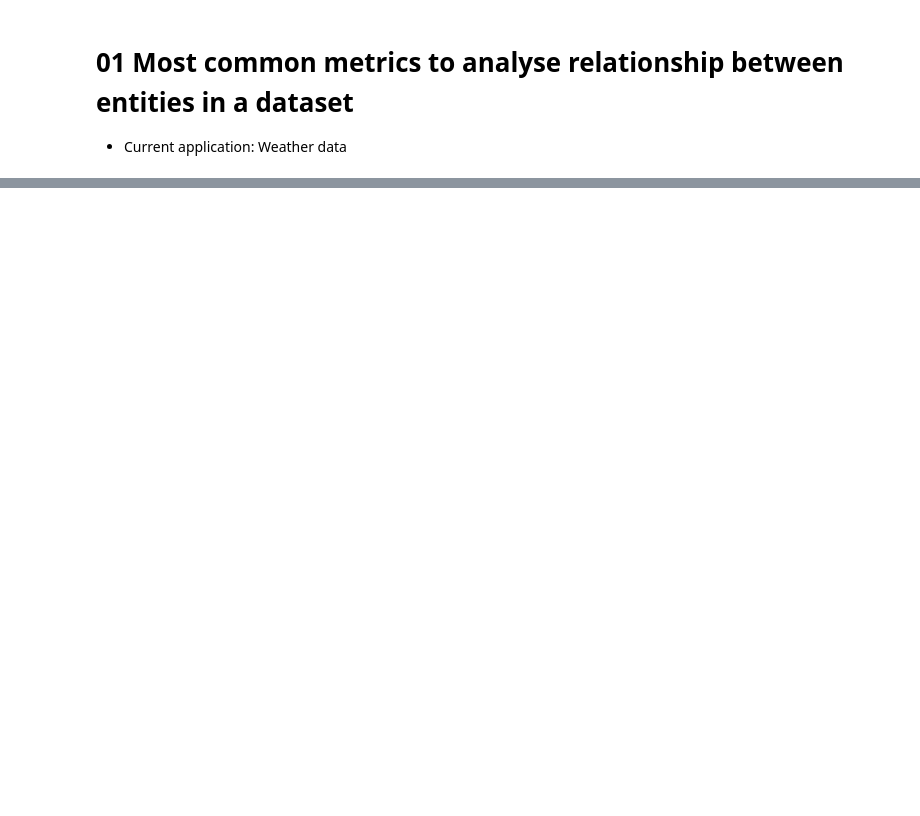
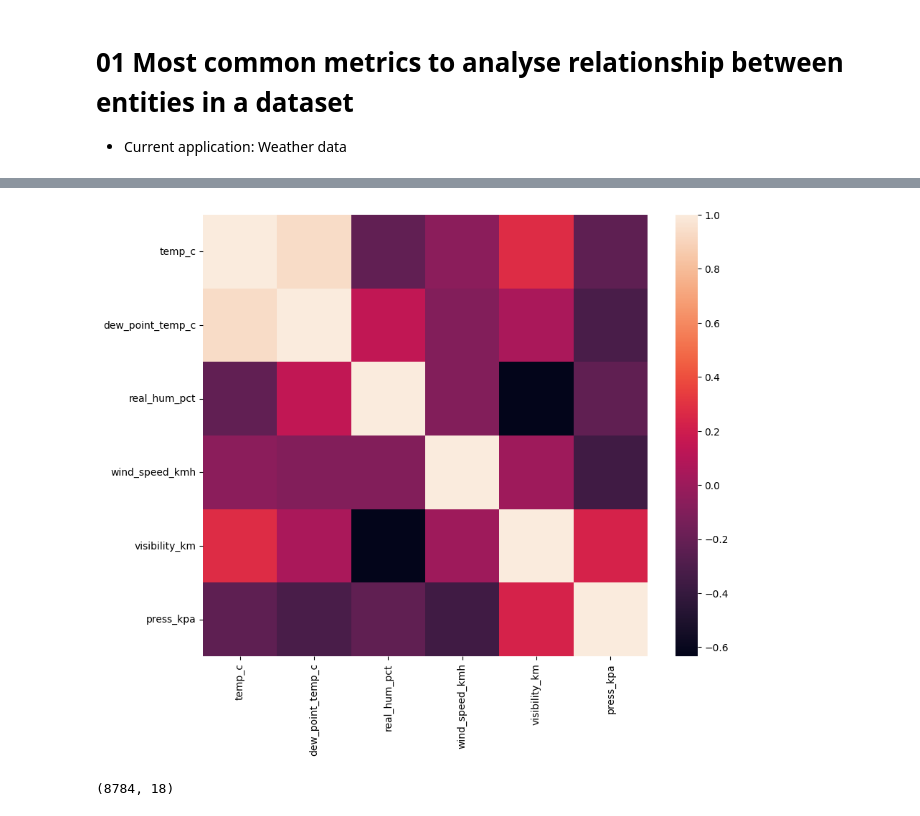
Before and after one commit to plrodrigues/IT-Project-3, a Jupyter notebook: notebooks/01_most_common_metrics.ipynb, the cells around one changed output, grey strips where cells are left out. Saved outputs shown, nothing was run; the diff lists cells and outputs as text; code cells hidden in the pictures; blank space fills up the shorter version.

```diff
--- a/notebooks/01_most_common_metrics.ipynb
+++ b/notebooks/01_most_common_metrics.ipynb
@@ -14,0 +65,16 @@ jupyter_black.load()
+# %%
+plt.figure(figsize=(10, 8))
+sns.heatmap(df[df.columns[:6]].corr());
+# %% [output]
+[figure, added]
+# %%
+corpus = df["weather"]
+vectorizer = CountVectorizer()
+vectors = vectorizer.fit_transform(corpus)
+
+weather_tfidf = pd.DataFrame(
+    data=vectors.toarray(), index=corpus.index, columns=vectorizer.get_feature_names_out()
+)
+weather_tfidf.shape
+# %% [output]
+(8784, 18)
```
Also changed, not shown: parts of 11 cells of this notebook, 5 other files.
